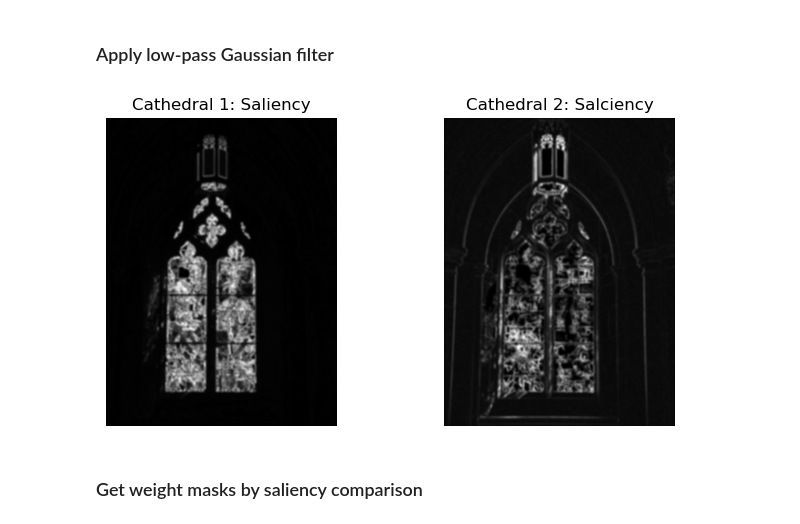
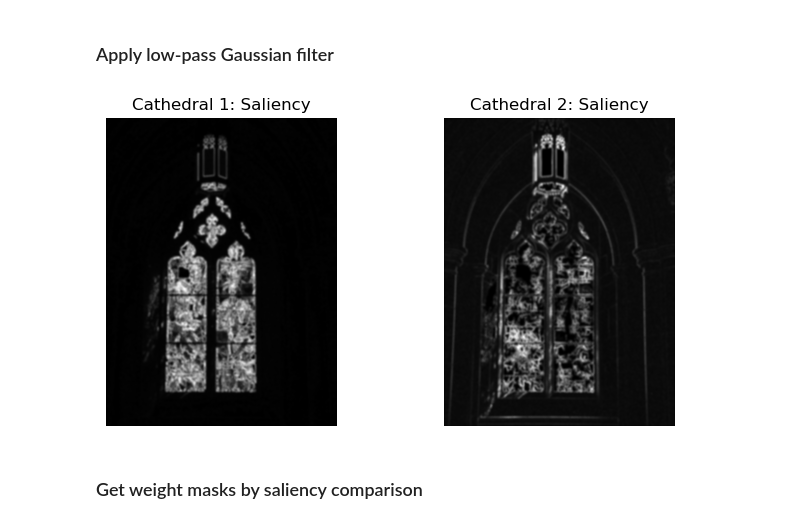
Before and after one commit to TheiloT/MVA-Image-Fusion-with-Guided-Filtering, a Jupyter notebook: image_fusion.ipynb, the cells around one changed output. Drawn from its saved outputs; the diff is of its cells as text; code cells hidden in the pictures.

```diff
--- a/image_fusion.ipynb
+++ b/image_fusion.ipynb
@@ -189,14 +190,14 @@ show_images(H1, H2, 'Laplacian', 'Laplacian', gray=True)
 # %%
 # Parameters
 sigma = 5 # Standard deviation of the Gaussian kernel
 radius = 5 # Radius of the Gaussian filter
 
 # Compute saliency maps
 saliency1 = gaussian_filter(H1, sigma=sigma, radius=radius)
 saliency2 = gaussian_filter(H2, sigma=sigma, radius=radius)
-show_images(saliency1, saliency2, 'Saliency', 'Salciency', gray=True)
+show_images(saliency1, saliency2, 'Saliency', 'Saliency', gray=True)
 # %% [output]
-[figure, old version]
+[figure, new version]
 # %% [markdown]
 ### Get weight masks by saliency comparison
 # %%
```
Also changed, not shown: parts of 8 cells of this notebook.
